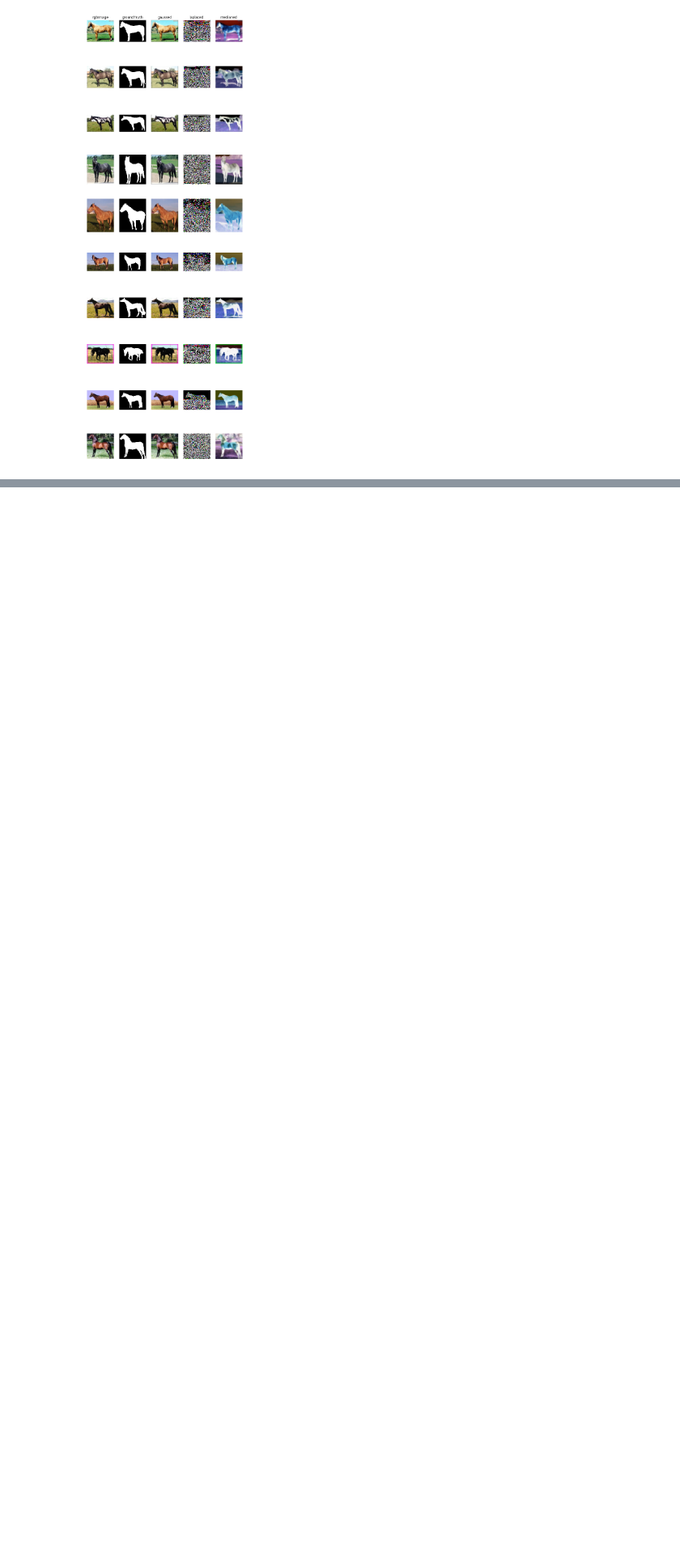
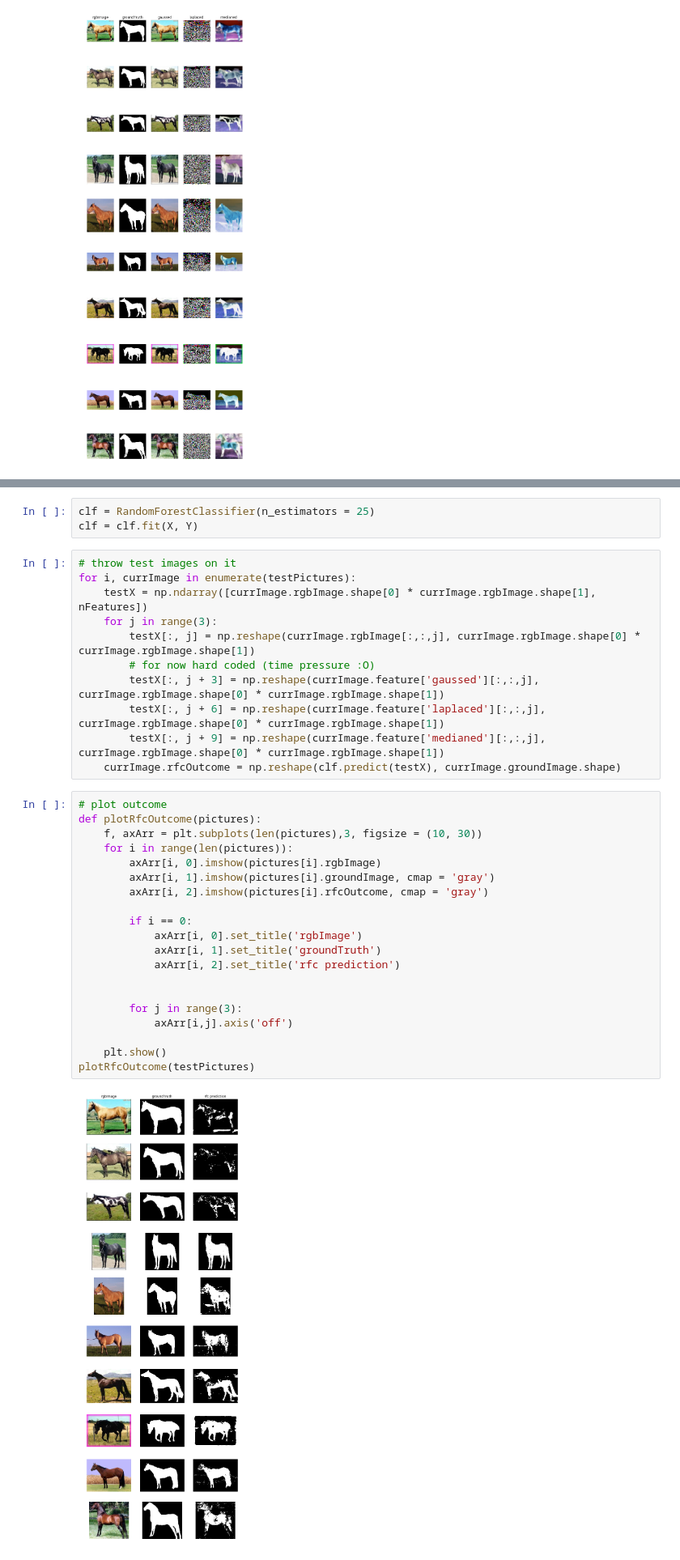
Before and after one commit to Haydnspass/ml, a Jupyter notebook: ex01_2.ipynb, the cells around one changed output, grey strips where cells are left out. Shown at 81% size. Drawn from its saved outputs; the diff is of its cells as text; blank space fills up the shorter version.

```diff
--- a/ex01_2.ipynb
+++ b/ex01_2.ipynb
@@ -119,0 +125,36 @@ ValueError: Cannot have number of splits n_splits=3 greater than the number of s
+# %%
+clf = RandomForestClassifier(n_estimators = 25)
+clf = clf.fit(X, Y)
+# %%
+# throw test images on it
+for i, currImage in enumerate(testPictures):
+    testX = np.ndarray([currImage.rgbImage.shape[0] * currImage.rgbImage.shape[1], nFeatures])
+    for j in range(3):
+        testX[:, j] = np.reshape(currImage.rgbImage[:,:,j], currImage.rgbImage.shape[0] * currImage.rgbImage.shape[1])
+        # for now hard coded (time pressure :O)
+        testX[:, j + 3] = np.reshape(currImage.feature['gaussed'][:,:,j], currImage.rgbImage.shape[0] * currImage.rgbImage.shape[1])
+        testX[:, j + 6] = np.reshape(currImage.feature['laplaced'][:,:,j], currImage.rgbImage.shape[0] * currImage.rgbImage.shape[1])
+        testX[:, j + 9] = np.reshape(currImage.feature['medianed'][:,:,j], currImage.rgbImage.shape[0] * currImage.rgbImage.shape[1])
+    currImage.rfcOutcome = np.reshape(clf.predict(testX), currImage.groundImage.shape)
+# %%
+# plot outcome
+def plotRfcOutcome(pictures):
+    f, axArr = plt.subplots(len(pictures),3, figsize = (10, 30))
+    for i in range(len(pictures)):
+        axArr[i, 0].imshow(pictures[i].rgbImage)
+        axArr[i, 1].imshow(pictures[i].groundImage, cmap = 'gray')
+        axArr[i, 2].imshow(pictures[i].rfcOutcome, cmap = 'gray')
+
+        if i == 0:
+            axArr[i, 0].set_title('rgbImage')
+            axArr[i, 1].set_title('groundTruth')
+            axArr[i, 2].set_title('rfc prediction')
+
+
+        for j in range(3):
+            axArr[i,j].axis('off')
+
+    plt.show()
+plotRfcOutcome(testPictures)
+# %% [output]
+[figure, added]
```
Also changed, not shown: parts of 2 cells of this notebook.
